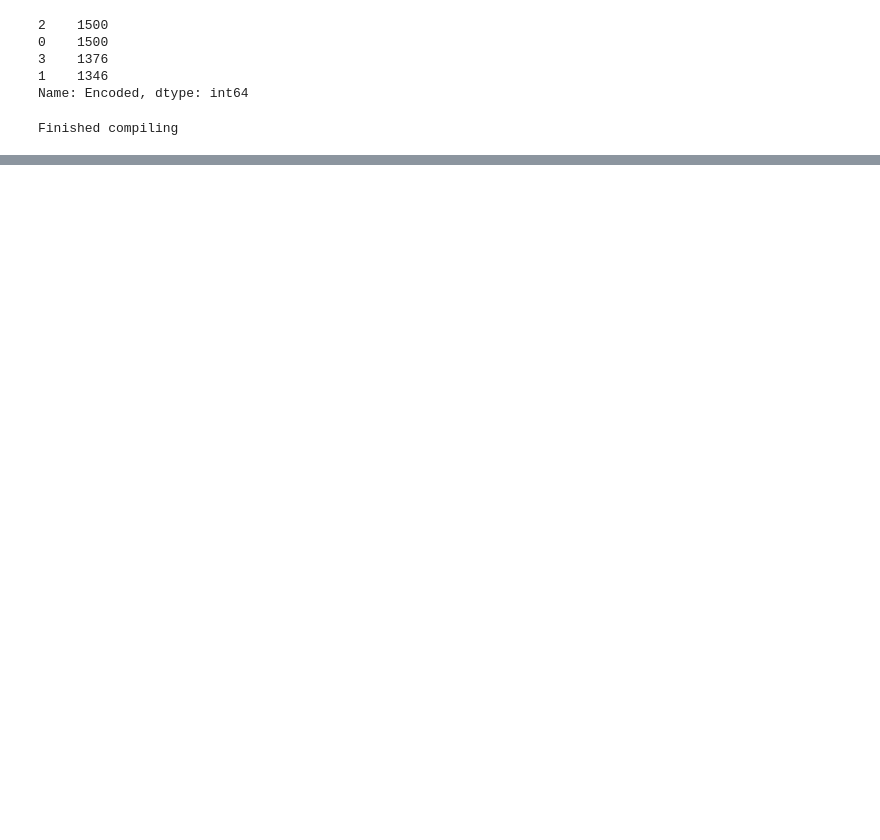
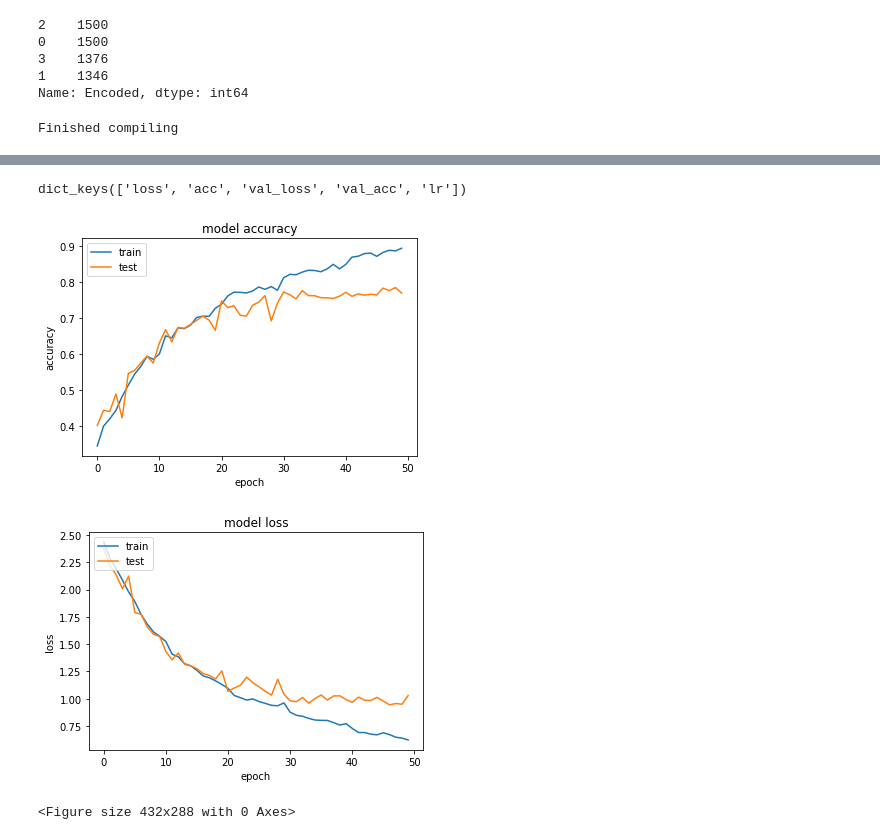
Before and after one commit to sefeoglu/adversarial_examples_parseval_net, a Jupyter notebook: src/notebooks/ResNet_Tensorflow_keras.ipynb, the cells around one changed output, grey strips where cells are left out. Cells and saved outputs as stored; diff of their text form; code cells hidden in the pictures; blank space fills up the shorter version.

```diff
--- a/src/notebooks/ResNet_Tensorflow_keras.ipynb
+++ b/src/notebooks/ResNet_Tensorflow_keras.ipynb
@@ -431,0 +500,5 @@ wrn_16_2.evaluate(X_train,y_train)
+# %%
+wrn_16_2_adv.compile(loss="categorical_crossentropy", optimizer=sgd, metrics=["acc"])
+print("Finished compiling")
+BS_adv= 100
+EPOCHS_adv = 50
@@ -431,0 +589,5 @@ wrn_16_2.evaluate(X_train,y_train)
+# %%
+hist_clean = wrn_16_2_clean.fit_generator(generator.flow(X_train, y_train, batch_size=BS_adv), steps_per_epoch=len(X_train) // BS_adv, epochs=EPOCHS_adv,
+                   callbacks=[lr_scheduler_train],
+                   validation_data=(X_test, y_test),
+                   validation_steps=X_test.shape[0] // BS_adv,)
@@ -431,0 +614,28 @@ wrn_16_2.evaluate(X_train,y_train)
+# %%
+import matplotlib.pyplot as plt
+
+history = hist_clean
+print(history.history.keys())
+# summarize history for accuracy
+plt.plot(history.history['acc'])
+plt.plot(history.history['val_acc'])
+plt.title('model accuracy')
+plt.ylabel('accuracy')
+plt.xlabel('epoch')
+plt.legend(['train', 'test'], loc='upper left')
+plt.show()
+plt.savefig("wrn_tensor.png")
+# summarize history for loss
+plt.plot(history.history['loss'])
+plt.plot(history.history['val_loss'])
+plt.title('model loss')
+plt.ylabel('loss')
+plt.xlabel('epoch')
+plt.legend(['train', 'test'], loc='upper left')
+plt.show()
+plt.savefig("deneme.png")
+# %% [output]
+dict_keys(['loss', 'acc', 'val_loss', 'val_acc', 'lr'])
+[figure, added]
+[figure, added]
+<Figure size 432x288 with 0 Axes>
```
Also changed, not shown: parts of 44 cells of this notebook.
